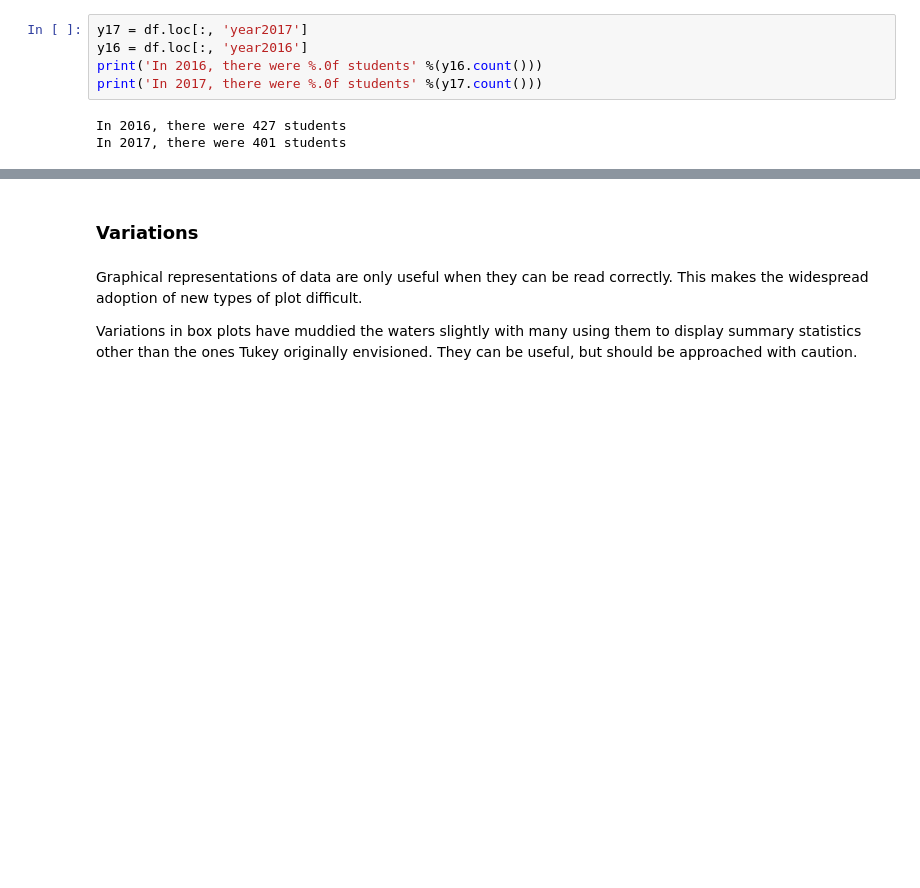
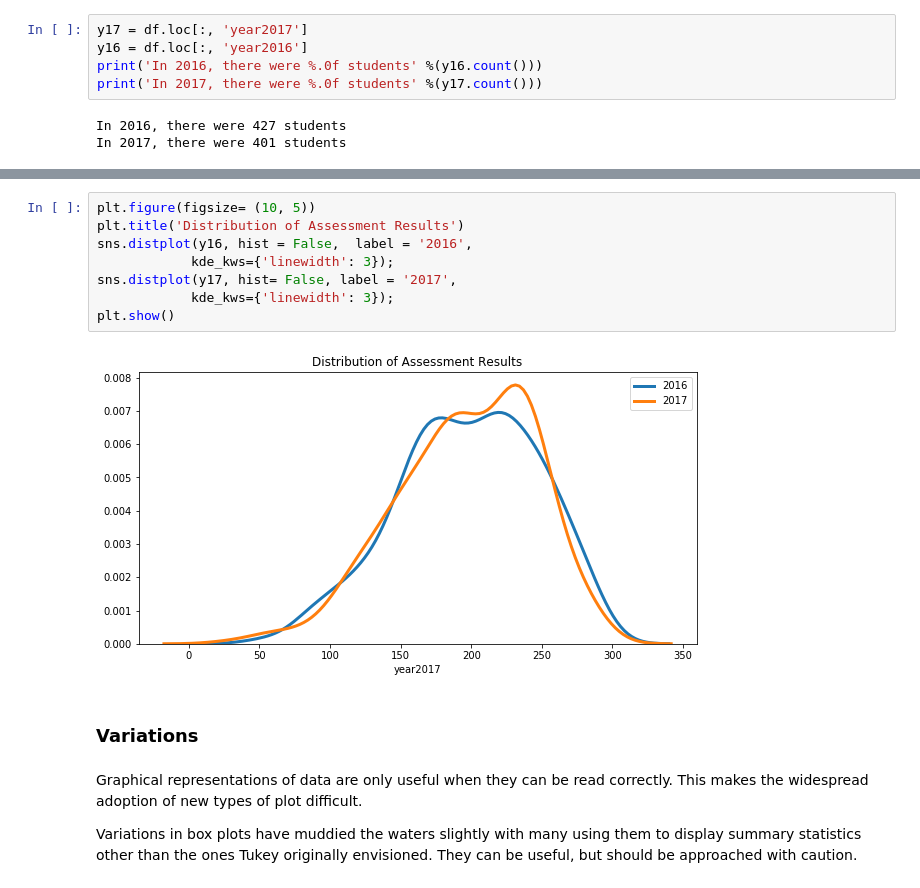
Before and after one commit to MarionMcG/fundamentals_data_analysis, a Jupyter notebook: boxplots.ipynb, the cells around one changed output, grey strips where cells are left out. Cells and saved outputs as stored; diff of their text form; blank space fills up the shorter version.

Commit message:
Real world data analysis - markdown and distplot

```diff
--- a/boxplots.ipynb
+++ b/boxplots.ipynb
@@ -144,3 +150,13 @@ In 2017, there were 401 students
+# %%
+plt.figure(figsize= (10, 5))
+plt.title('Distribution of Assessment Results')
+sns.distplot(y16, hist = False,  label = '2016',
+            kde_kws={'linewidth': 3});
+sns.distplot(y17, hist= False, label = '2017',
+            kde_kws={'linewidth': 3});
+plt.show()
+# %% [output]
+[figure, added]
 # %% [markdown]
 ### Variations
 # %% [markdown]
```
Also changed, not shown: parts of 2 cells of this notebook.
